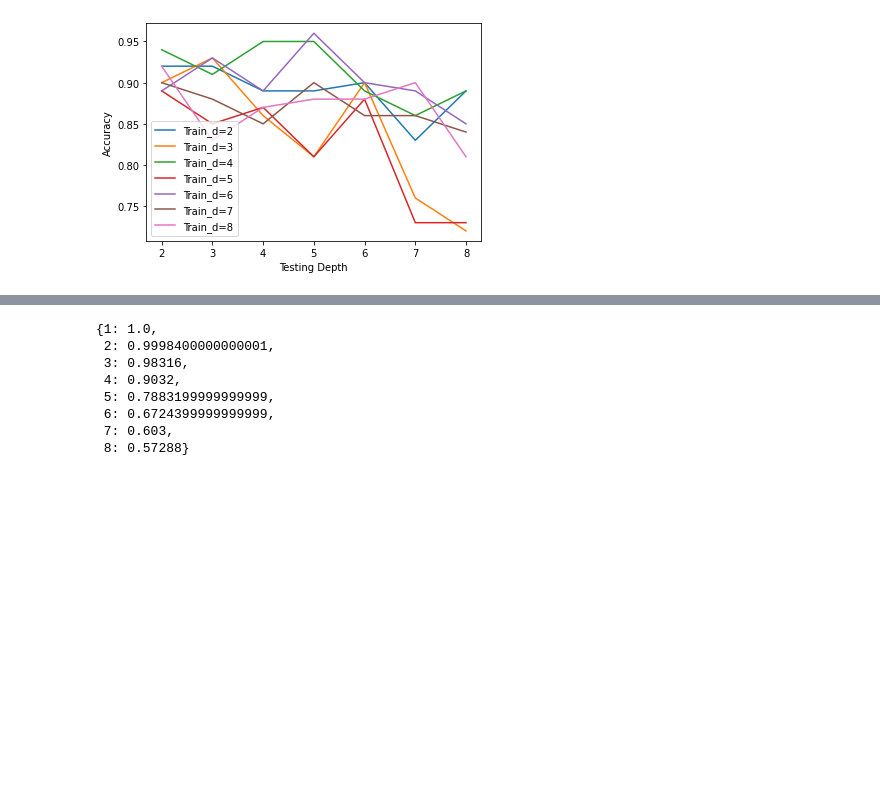
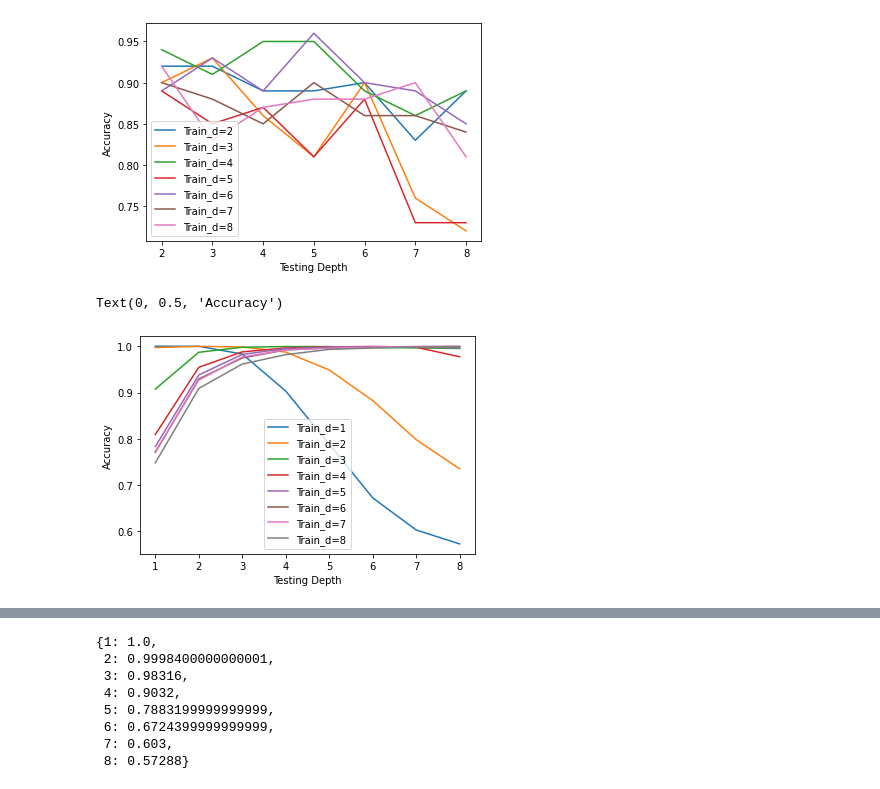
Before and after one commit to chenyn66/fol_pretrain, a Jupyter notebook: result_plot.ipynb, the cells around one changed output, grey strips where cells are left out. Saved outputs shown, nothing was run; the diff lists cells and outputs as text; code cells hidden in the pictures; blank space fills up the shorter version.

```diff
--- a/result_plot.ipynb
+++ b/result_plot.ipynb
@@ -26,6 +26,18 @@ plt.ylabel('Accuracy')
 # %% [output]
 Text(0, 0.5, 'Accuracy')
 [figure]
+# %%
+result = json.load(open('results/robertacomp_adj_adj_8_5000_5.json', 'r'))
+result = {k:{int(k)+1:v for k,v in pd.DataFrame(v).mean().items()} for k,v in result.items()}
+result = {f'Train_d={k}':v for k,v in result.items()}
+
+pd.DataFrame(result).to_clipboard()
+pd.DataFrame(result).plot()
+plt.xlabel('Testing Depth')
+plt.ylabel('Accuracy')
+# %% [output]
+Text(0, 0.5, 'Accuracy')
+[figure, added]
 # %%
 result = json.load(open('results/robertacomp_noun_adj_8_5000_5.json', 'r'))
 result = {k:{int(k)+1:v for k,v in pd.DataFrame(v).mean().items()} for k,v in result.items()}
```
Also changed, not shown: parts of 1 cell of this notebook, 3 other files.
